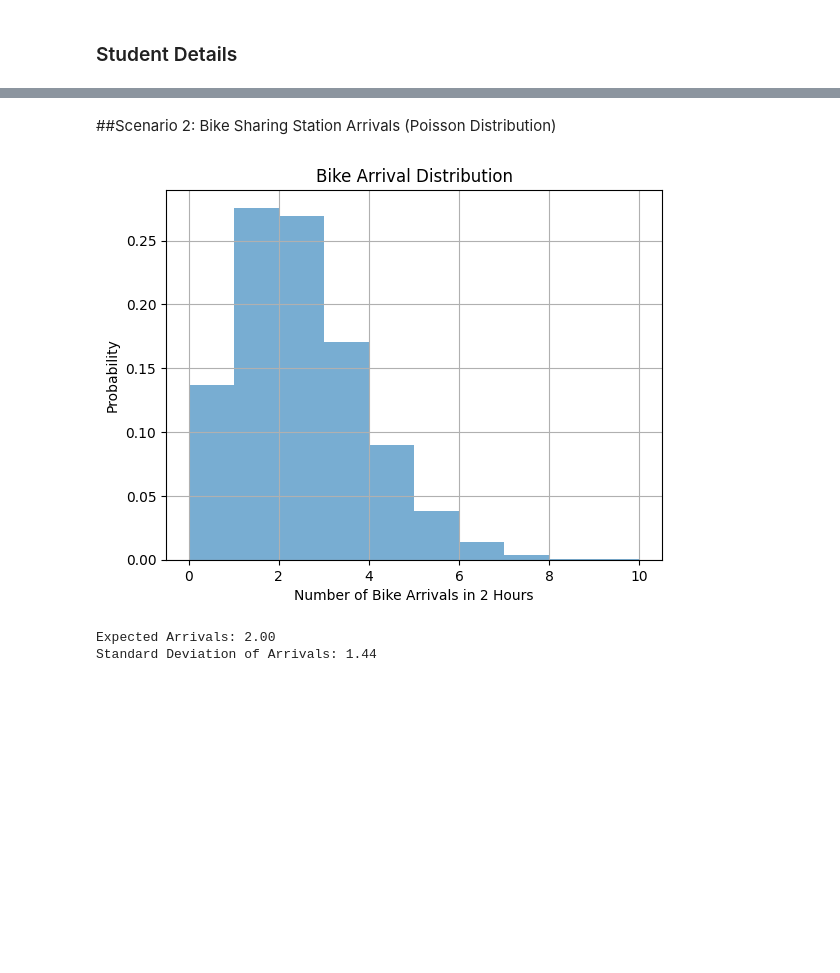
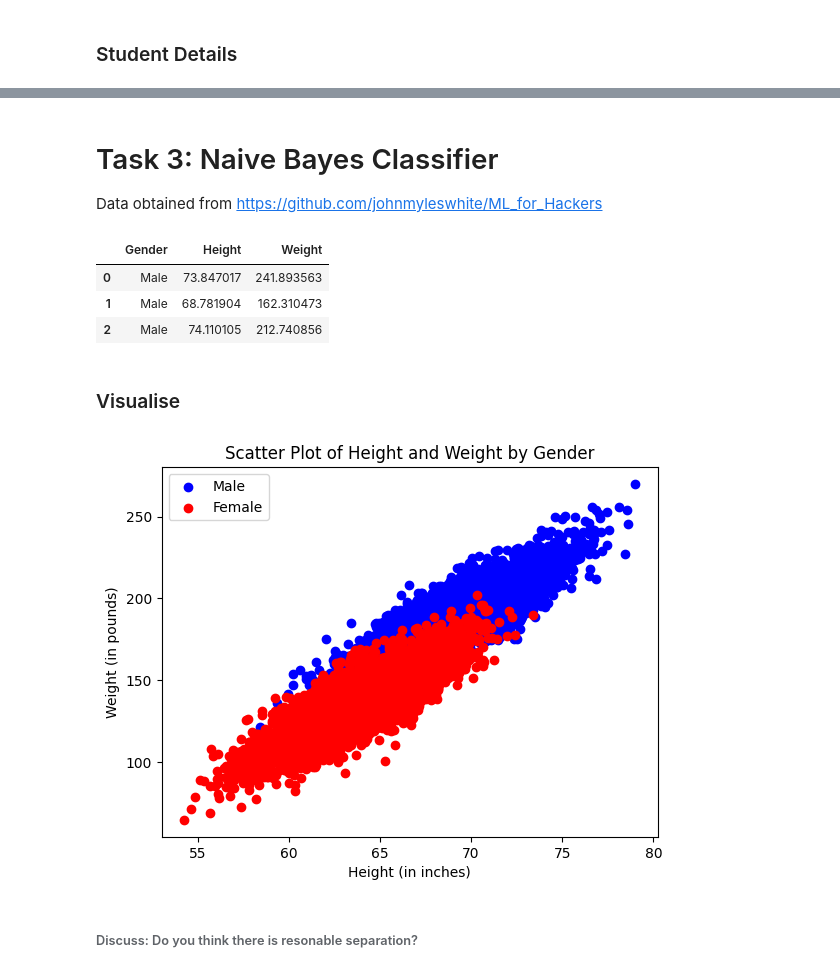
Before and after one commit to Tech-Ajay/ML-Assignments, a Jupyter notebook: Etivity1_2_3_Probability_23208341.ipynb, the cells around one changed output, grey strips where cells are left out. Saved outputs shown, nothing was run; the diff lists cells and outputs as text; code cells hidden in the pictures; blank space fills up the shorter version.

```diff
--- a/Etivity1_2_3_Probability_23208341.ipynb
+++ b/Etivity1_2_3_Probability_23208341.ipynb
@@ -68,33 +9,40 @@ Standard Deviation of Occupancy: 3.25
-# %% [markdown]
-##Scenario 2: Bike Sharing Station Arrivals (Poisson Distribution)
-# %%
-import numpy as np
-import matplotlib.pyplot as plt
-
-# Number of simulations
-num_simulations = 10000
-
-# Arrival rate of bikes per hour
-arrival_rate = 1
-
-# Simulate bike arrivals in a 2-hour period
-arrivals = np.random.poisson(arrival_rate * 2, num_simulations)
-
-# Calculate expected arrivals and standard deviation
-expected_arrivals = np.mean(arrivals)
-std_dev_arrivals = np.std(arrivals)
-
-# Plot the distribution of bike arrivals
-plt.hist(arrivals, bins=range(0, max(arrivals) + 1), density=True, alpha=0.6)
-plt.xlabel("Number of Bike Arrivals in 2 Hours")
-plt.ylabel("Probability")
-plt.title("Bike Arrival Distribution")
-plt.grid(True)
-plt.show()
-
-print(f"Expected Arrivals: {expected_arrivals:.2f}")
-print(f"Standard Deviation of Arrivals: {std_dev_arrivals:.2f}")
-# %% [output]
-[figure, removed]
-Expected Arrivals: 2.00
-Standard Deviation of Arrivals: 1.44
+# %% [markdown]
+# Task 3: Naive Bayes Classifier
+
+Data obtained from https://github.com/johnmyleswhite/ML_for_Hackers
+# %%
+# import dependencies
+import numpy as np
+import pandas
+
+# Read the data from the .csv, using the first row as the headers of the data
+data = pandas.read_csv('01_heights_weights_genders.csv',header=0)
+
+# Show just the first few samples so we know it's read correctly
+data.head(n=3)
+# %% [output]
+|  | Gender | Height | Weight |
+| 0 | Male | 73.847017 | 241.893563 |
+| 1 | Male | 68.781904 | 162.310473 |
+| 2 | Male | 74.110105 | 212.740856 |
+# %% [markdown]
+### Visualise
+# %%
+################################
+import matplotlib.pyplot as plt
+
+# Plot male data points in blue
+plt.scatter(data[data['Gender'] == 'Male']['Height'], data[data['Gender'] == 'Male']['Weight'], c='blue', label='Male')
+
+# Plot female data points in red
+plt.scatter(data[data['Gender'] == 'Female']['Height'], data[data['Gender'] == 'Female']['Weight'], c='red', label='Female')
+
+plt.xlabel('Height (in inches)')
+plt.ylabel('Weight (in pounds)')
+plt.legend()
+plt.title('Scatter Plot of Height and Weight by Gender')
+plt.show()
+# %% [output]
+[figure, added]
+# %% [markdown]
+###### Discuss: Do you think there is resonable separation?
```
Also changed, not shown: parts of 17 cells of this notebook.
